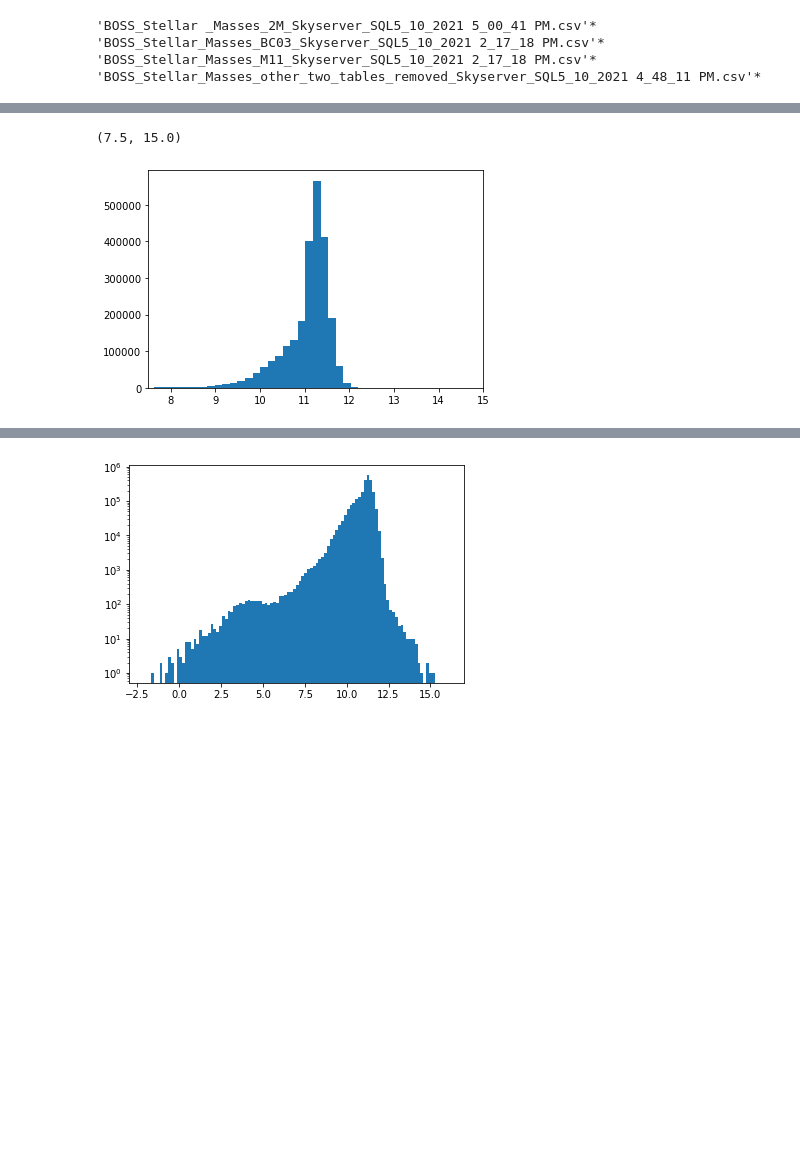
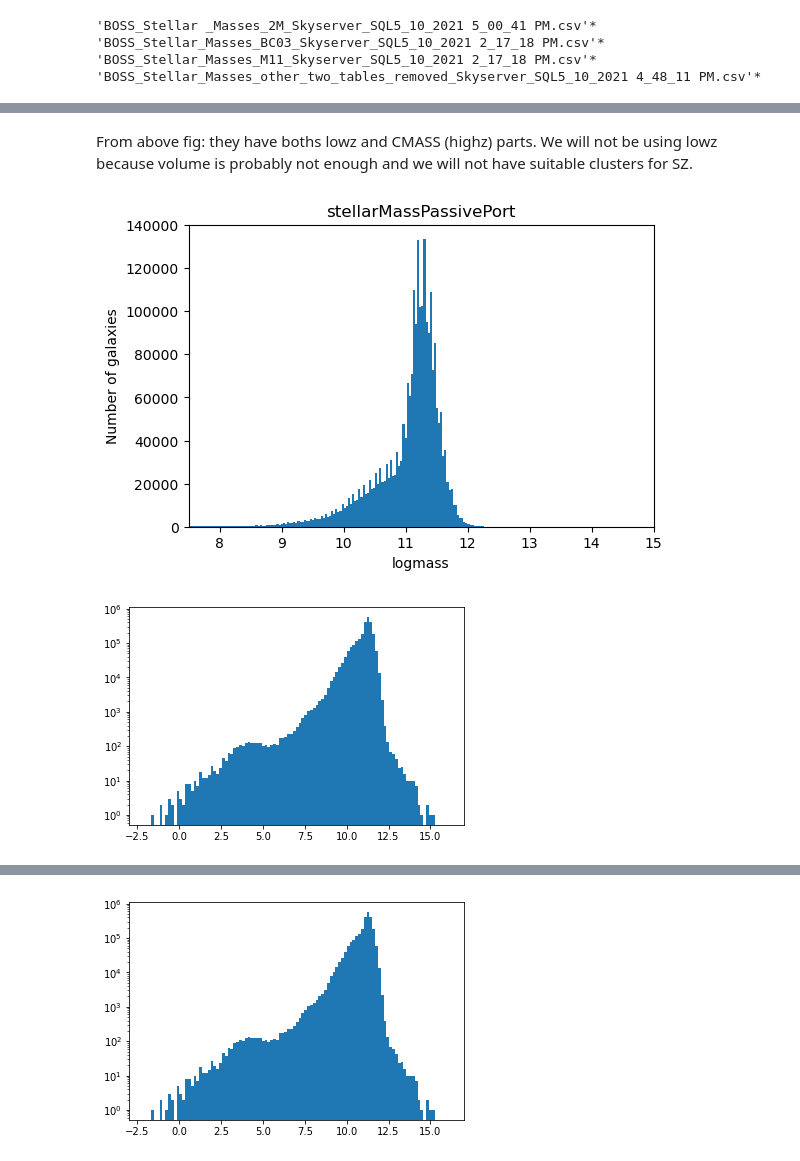
Before and after one commit to awaismirza92/velocity-reconstruction-and-kinetic-SZ, a Jupyter notebook: codes_for_SDSS/SDSS_data_reader.ipynb, the cells around one changed output, grey strips where cells are left out. Cells and saved outputs as stored; diff of their text form; code cells hidden in the pictures; blank space fills up the shorter version.

```diff
--- a/codes_for_SDSS/SDSS_data_reader.ipynb
+++ b/codes_for_SDSS/SDSS_data_reader.ipynb
@@ -70,7 +86,23 @@ plt.hist(df['z'], bins = 100);
+# %% [markdown]
+From above fig: they have boths lowz and CMASS (highz) parts. We will not be using lowz because volume is probably not enough and we will not have suitable clusters for SZ.
+# %%
+
+# plt.hist(df['logmass'], bins = 100);
+
+
+plt.figure(dpi = 100)
+plt.hist(df['logmass'], bins = 500);
+plt.xlim(7.5,15)
+# plt.yscale('log')
+plt.xlabel('logmass')
+plt.ylabel('Number of galaxies')
+plt.title('stellarMassPassivePort');
+# %% [output]
+[figure, added]
 # %%
-import matplotlib.pyplot as plt
+
 plt.hist(df['logmass'], bins = 100);
-plt.xlim(7.5,15)
+plt.xlim(-3,17)
+plt.yscale('log')
 # %% [output]
-(7.5, 15.0)
-[figure, old version]
+[figure, new version]
```
Also changed, not shown: parts of 34 cells of this notebook.
